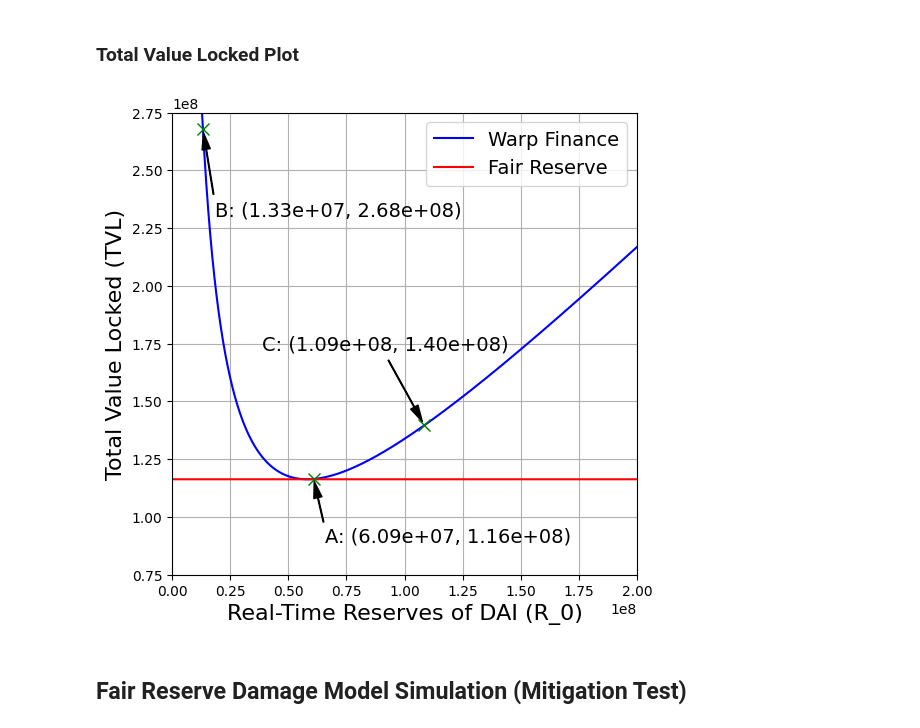
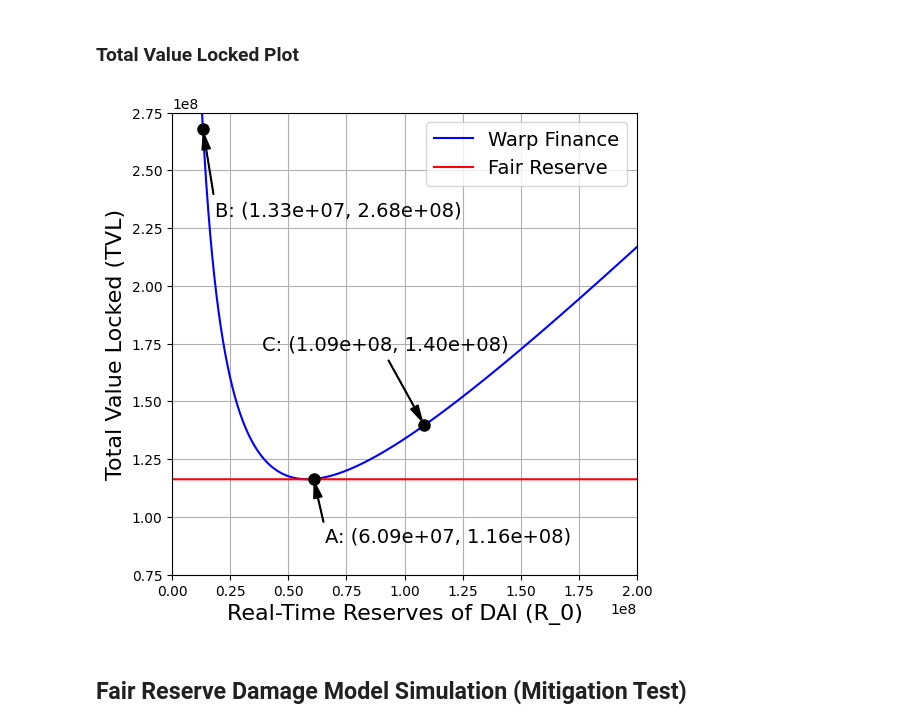
Before and after one commit to MJ-Peters/Flash-Loan-Attack-Analysis-Framework, a Jupyter notebook: Flash Loan Attack Analysis Framework.ipynb, the cells around one changed output. Cells and saved outputs as stored; diff of their text form; code cells hidden in the pictures.

```diff
--- a/Flash Loan Attack Analysis Framework.ipynb
+++ b/Flash Loan Attack Analysis Framework.ipynb
@@ -430,7 +430,7 @@ plt.ylim(0.75e+08, 2.75e+08)
 # Point where R_0 = 60,911,018.34
 target_r_0 = 60911018.34
 target_tvl = np.interp(target_r_0, r_0_range, TVL_values_warp)
-plt.plot(target_r_0, target_tvl, "gx", markersize=8)
+plt.plot(target_r_0, target_tvl, "ko", markersize=8)
 plt.annotate(f"A: ({target_r_0:.2e}, {target_tvl:.2e})",
              xy=(target_r_0, target_tvl),
              xytext=(target_r_0 + 4750000, target_tvl - 25000000),
@@ -439,35 +439,35 @@ plt.annotate(f"A: ({target_r_0:.2e}, {target_tvl:.2e})",
              color="black",
              verticalalignment="center")
 
 # Add blue marker at R'_0 = 13,288,687.80 (Warp finance attack)
 target_r_0 = 13288687.80
 target_tvl = np.interp(target_r_0, r_0_range, TVL_values_warp)
-plt.plot(target_r_0, target_tvl, "gx", markersize=8)
+plt.plot(target_r_0, target_tvl, "ko", markersize=8)
 plt.annotate(f"B: ({target_r_0:.2e}, {target_tvl:.2e})",
              xy=(target_r_0, target_tvl),
              xytext=(target_r_0 + 5000000, target_tvl - 35000000),
              arrowprops=dict(facecolor="black", shrink=0.05, width=0.5, headwidth=6),
              fontsize=14,
              color="black",
              verticalalignment="center",
              horizontalalignment="left")
 
 # Add blue marker at R'_0 = 108,533,348.90 (Warp finance attack if they added DAI and not WETH)
 target_r_0 = 60911018.34 + (60911018.34 - 13288687.80)
 target_tvl = np.interp(target_r_0, r_0_range, TVL_values_warp)
-plt.plot(target_r_0, target_tvl, "gx", markersize=8)
+plt.plot(target_r_0, target_tvl, "ko", markersize=8)
 plt.annotate(f"C: ({target_r_0:.2e}, {target_tvl:.2e})",
              xy=(target_r_0, target_tvl),
              xytext=(target_r_0 - 70000000, target_tvl + 35000000),
              arrowprops=dict(facecolor="black", shrink=0.05, width=0.5, headwidth=6),
              fontsize=14,
              color="black",
              verticalalignment="center",
              horizontalalignment="left")
 
 plt.legend(fontsize=14, loc="upper right")
 plt.show()
 # %% [output]
-[figure, old version]
+[figure, new version]
 # %% [markdown]
 ## Fair Reserve Damage Model Simulation (Mitigation Test)
```
Also changed, not shown: parts of 1 cell of this notebook.
